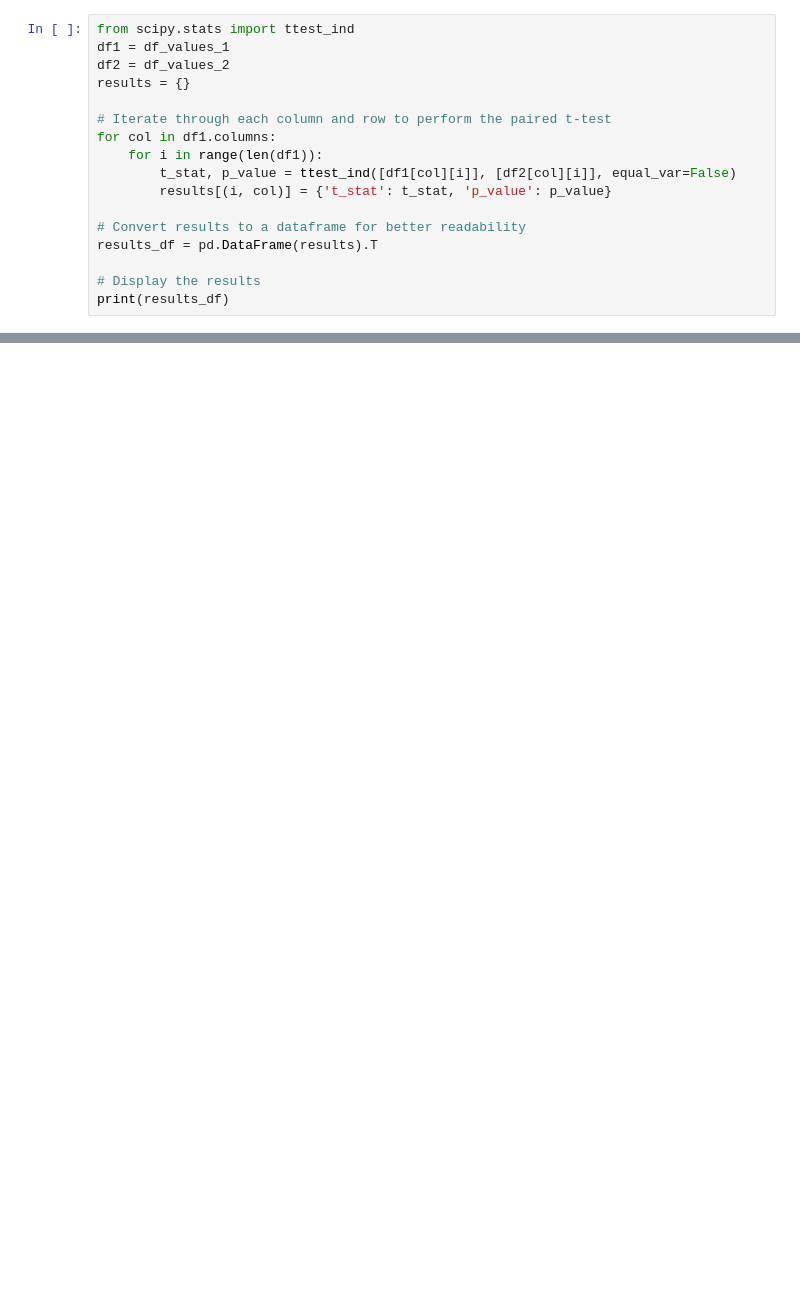
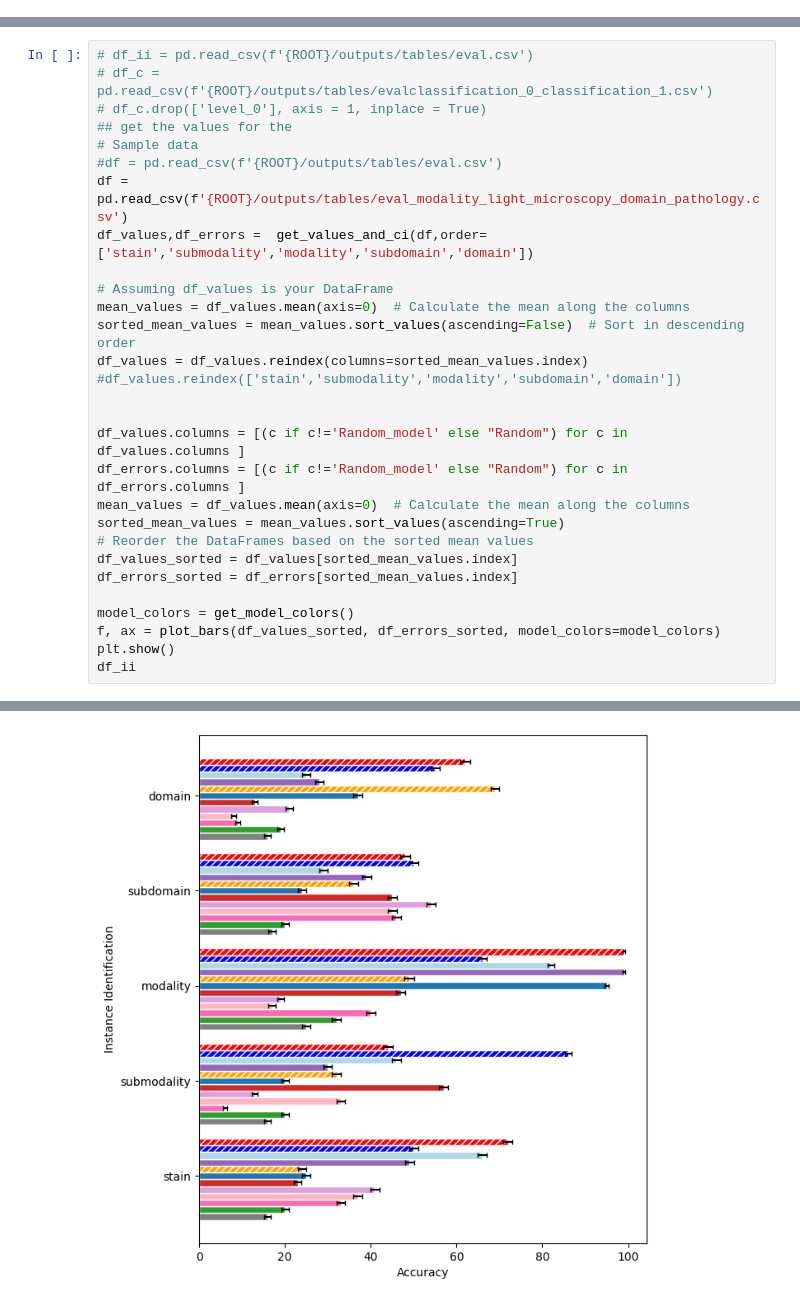
Before and after one commit to Ale9806/eVLLM, a Jupyter notebook: src/evlm/plots/Untitled.ipynb, the cells around one changed output, grey strips where cells are left out. Drawn from its saved outputs; the diff is of its cells as text; blank space fills up the shorter version.

```diff
--- a/src/evlm/plots/Untitled.ipynb
+++ b/src/evlm/plots/Untitled.ipynb
@@ -208,17 +0,0 @@ df_values_2,df_errors_2 =  get_values_and_ci(df)
-# %%
-from scipy.stats import ttest_ind
-df1 = df_values_1
-df2 = df_values_2
-results = {}
-
-# Iterate through each column and row to perform the paired t-test
-for col in df1.columns:
-    for i in range(len(df1)):
-        t_stat, p_value = ttest_ind([df1[col][i]], [df2[col][i]], equal_var=False)
-        results[(i, col)] = {'t_stat': t_stat, 'p_value': p_value}
-
-# Convert results to a dataframe for better readability
-results_df = pd.DataFrame(results).T
-
-# Display the results
-print(results_df)
@@ -323,0 +339,30 @@ df1 - df2
+# %%
+# df_ii = pd.read_csv(f'{ROOT}/outputs/tables/eval.csv')
+# df_c = pd.read_csv(f'{ROOT}/outputs/tables/evalclassification_0_classification_1.csv')
+# df_c.drop(['level_0'], axis = 1, inplace = True)
+## get the values for the
+# Sample data
+#df = pd.read_csv(f'{ROOT}/outputs/tables/eval.csv')
+df = pd.read_csv(f'{ROOT}/outputs/tables/eval_modality_light_microscopy_domain_pathology.csv')
+df_values,df_errors =  get_values_and_ci(df,order=['stain','submodality','modality','subdomain','domain'])
+
+# Assuming df_values is your DataFrame
+mean_values = df_values.mean(axis=0)  # Calculate the mean along the columns
+sorted_mean_values = mean_values.sort_values(ascending=False)  # Sort in descending order
+df_values = df_values.reindex(columns=sorted_mean_values.index)
+#df_values.reindex(['stain','submodality','modality','subdomain','domain'])
+
+
+df_values.columns = [(c if c!='Random_model' else "Random") for c in df_values.columns ]
+df_errors.columns = [(c if c!='Random_model' else "Random") for c in df_errors.columns ]
+mean_values = df_values.mean(axis=0)  # Calculate the mean along the columns
+sorted_mean_values = mean_values.sort_values(ascending=True)
+# Reorder the DataFrames based on the sorted mean values
+df_values_sorted = df_values[sorted_mean_values.index]
+df_errors_sorted = df_errors[sorted_mean_values.index]
+
+model_colors = get_model_colors()
+f, ax = plot_bars(df_values_sorted, df_errors_sorted, model_colors=model_colors)
+plt.show()
+df_ii
+# %% [output]
@@ -323,0 +370 @@ df1 - df2
+[figure, added]
```
Also changed, not shown: parts of 43 cells of this notebook, 32 other files.
